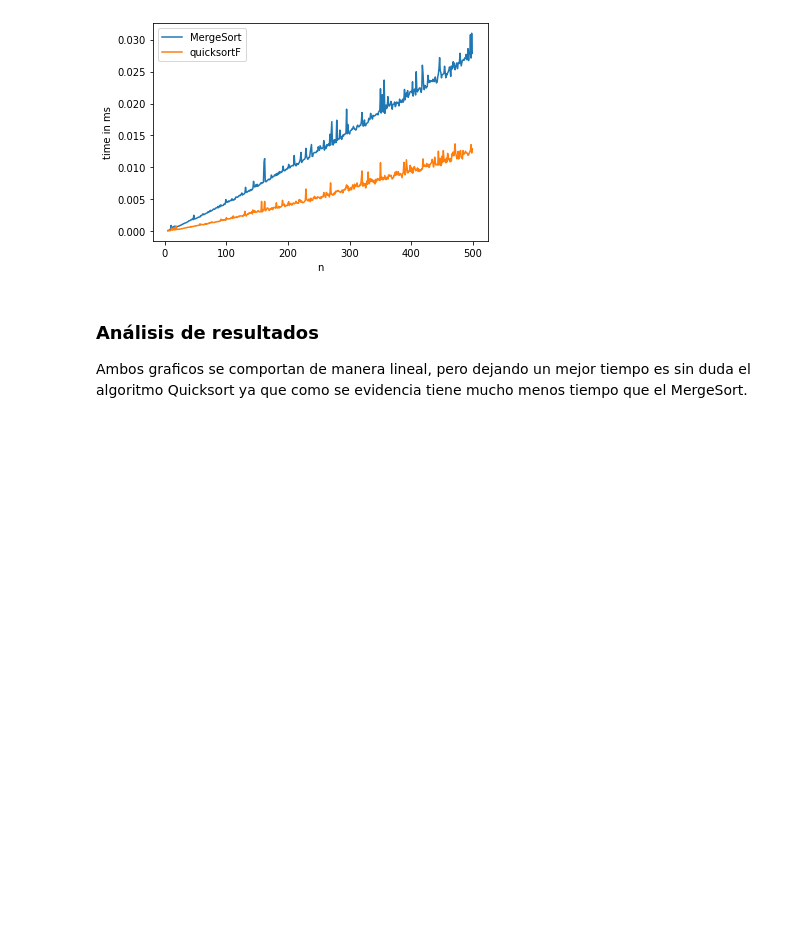
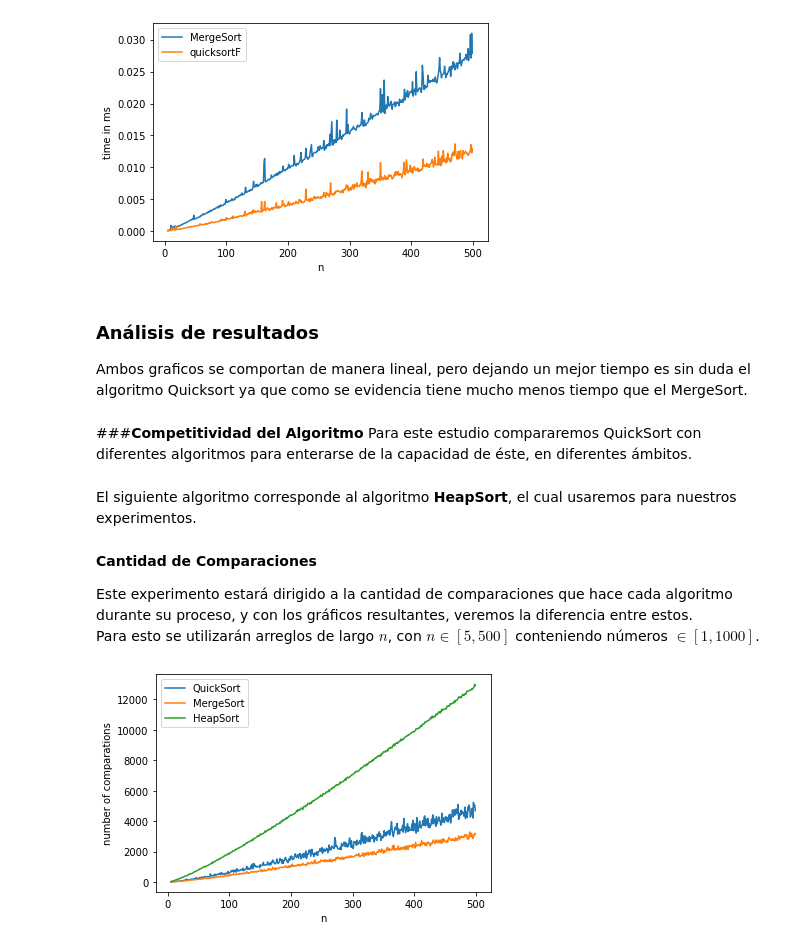
Before and after one commit to WINIRAIS/ADA-Informes, a Jupyter notebook: QuickSort.ipynb, the cells around one changed output. Drawn from its saved outputs; the diff is of its cells as text; code cells hidden in the pictures; blank space fills up the shorter version.

```diff
--- a/QuickSort.ipynb
+++ b/QuickSort.ipynb
@@ -332,3 +410,8 @@ plt.show()
 ### Análisis de resultados
 
 Ambos graficos se comportan de manera lineal, pero dejando un mejor tiempo es sin duda el algoritmo Quicksort ya que como se evidencia tiene mucho menos tiempo que el MergeSort.
+# %% [markdown]
+###**Competitividad del Algoritmo**
+Para este estudio compararemos QuickSort con diferentes algoritmos para enterarse de la capacidad de éste, en diferentes ámbitos.
+# %% [markdown]
+El siguiente algoritmo corresponde al algoritmo **HeapSort**, el cual usaremos para nuestros experimentos.
@@ -334,0 +442,37 @@ Ambos graficos se comportan de manera lineal, pero dejando un mejor tiempo es si
+# %% [markdown]
+**Cantidad de Comparaciones**
+
+Este experimento estará dirigido a la cantidad de comparaciones que hace cada algoritmo durante su proceso, y con los gráficos resultantes, veremos la diferencia entre estos.
+Para esto se utilizarán arreglos de largo $n$, con $n \in [5, 500]$ conteniendo números $\in [1, 1000]$.
+# %%
+x=[n for n in range(5,500)]
+y=[]; y2=[]; y3=[]
+
+verbose = False
+for n in range(5,500):
+  compcount = 0 # counter for QuickSort
+  compMG = 0 # for MergeSort
+  compHS = 0 # for HeapSort
+
+  a = rd.sample(range(1, 1000), n) #QS
+  b = np.copy(a) #MS
+  c = np.copy(a) #HS
+
+  qsort(a, 0, n-1)
+  msort(b)
+  heapSort(c)
+
+  y.append(compcount)
+  y2.append(compMG)
+  y3.append(compHS)
+
+plt.plot(x,y)
+plt.plot(x,y2)
+plt.plot(x,y3)
+plt.legend(["QuickSort", "MergeSort", "HeapSort"])
+
+plt.xlabel('n')
+plt.ylabel('number of comparations')
+plt.show()
+# %% [output]
+[figure, added]
```
Also changed, not shown: parts of 15 cells of this notebook.
